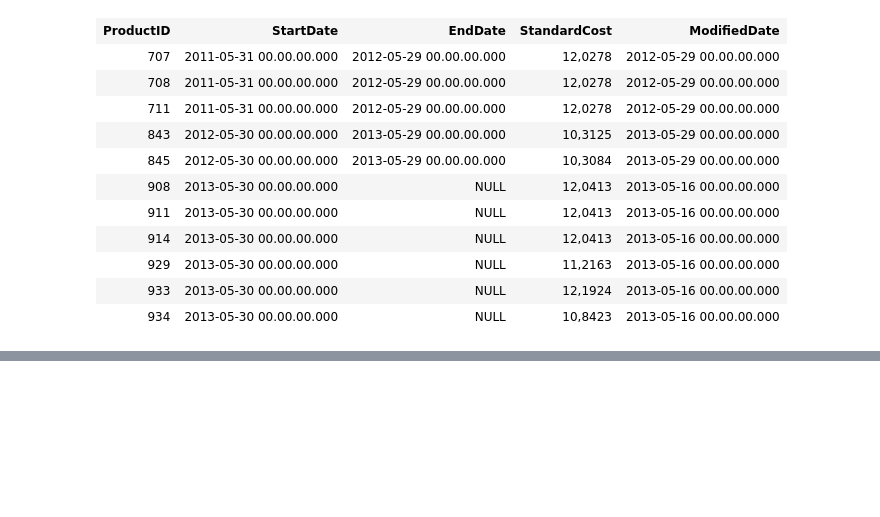
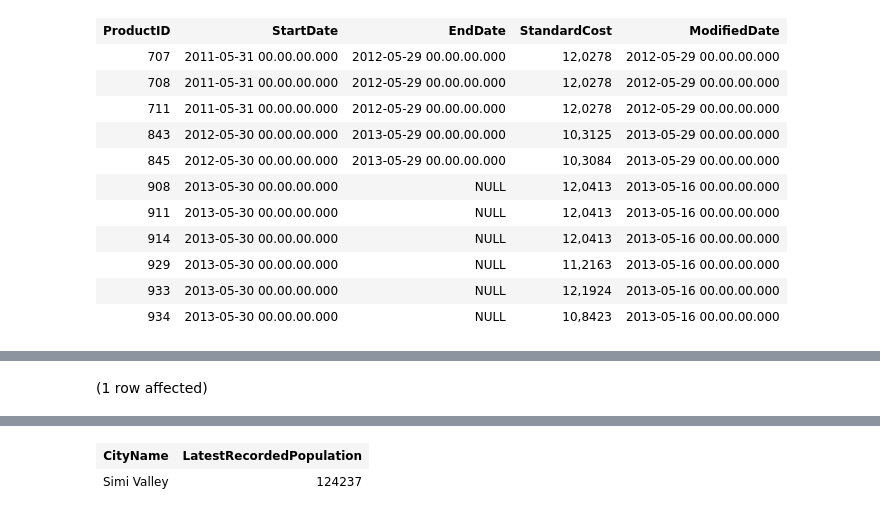
Before and after one commit to Empeno/Beginning-T-SQL, a Jupyter notebook: Exercise 3-2.ipynb, the cells around one changed output, grey strips where cells are left out. Drawn from its saved outputs; the diff is of its cells as text; code cells hidden in the pictures; blank space fills up the shorter version.

```diff
--- a/Exercise 3-2.ipynb
+++ b/Exercise 3-2.ipynb
@@ -45,0 +66,8 @@ Total execution time: 00:00:00.252
+# %%
+USE WideWorldImporters
+
+SELECT CityName, LatestRecordedPopulation
+FROM Application.Cities
+WHERE CityName = 'Simi Valley'
+# %% [output]
+(1 row affected)
@@ -45,0 +75,2 @@ Total execution time: 00:00:00.252
+| CityName | LatestRecordedPopulation |
+| Simi Valley | 124237 |
```
Also changed, not shown: parts of 4 cells of this notebook.
